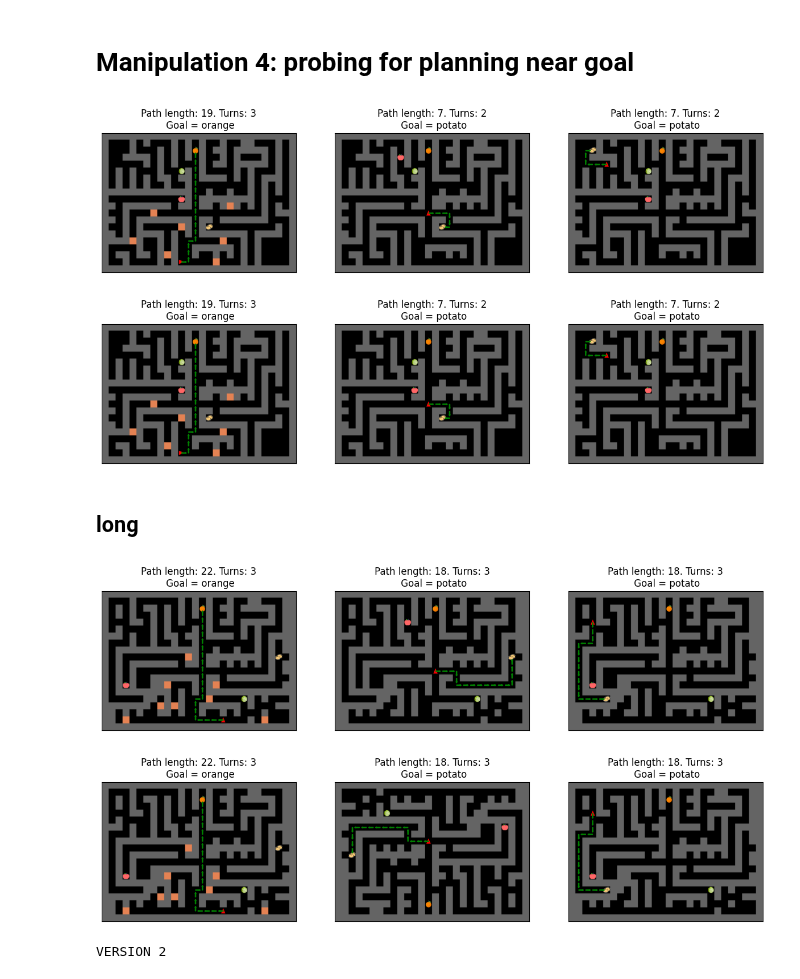
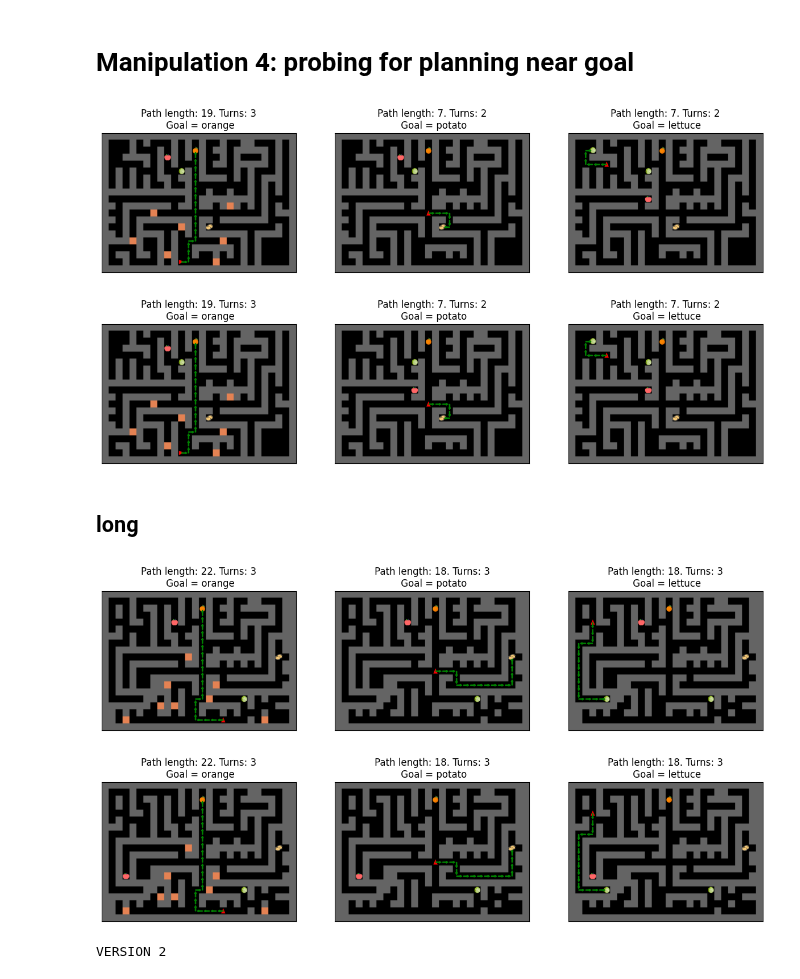
Before and after one commit to wcarvalho/human-dyna-web, a Jupyter notebook: housemaze-mazes.ipynb, the cells around one changed output. Cells and saved outputs as stored; diff of their text form; code cells hidden in the pictures.

```diff
--- a/housemaze-mazes.ipynb
+++ b/housemaze-mazes.ipynb
@@ -280,37 +279,34 @@ render_path(mazes.big_m3_maze1, goal=task_objects[0])
 # %%
 fig, axs = plt.subplots(1, 3, figsize=(15, 5))
 render_path(mazes.big_m4_maze_short, goal=task_objects[0], ax=axs[0], include_objects=True, include_spawn=True)
-
 render_path(mazes.big_m4_maze_short_eval_same, goal=task_objects[1], ax=axs[1], include_objects=True)
-render_path(mazes.big_m4_maze_short_eval_diff, goal=task_objects[1], ax=axs[2], include_objects=True)
+render_path(mazes.big_m4_maze_short_eval_diff, goal=task_objects[2], ax=axs[2], include_objects=True)
 # %% [output]
-[figure, old version]
+[figure, new version]
 # %%
 fig, axs = plt.subplots(1, 3, figsize=(15, 5))
 render_path(mazes.big_m4_maze_short, goal=task_objects[0], ax=axs[0], include_objects=True, include_spawn=True)
 
 render_path(mazes.big_m4_maze_short_eval_same_blind, goal=task_objects[1], ax=axs[1], include_objects=True)
-render_path(mazes.big_m4_maze_short_eval_diff, goal=task_objects[1], ax=axs[2], include_objects=True)
+render_path(mazes.big_m4_maze_short_eval_diff_blind, goal=task_objects[2], ax=axs[2], include_objects=True)
 # %% [output]
-[figure, old version]
+[figure, new version]
 # %% [markdown]
 ## long
 # %%
 fig, axs = plt.subplots(1, 3, figsize=(15, 5))
-render_path(mazes.reverse(mazes.big_m4_maze_long, True, True), goal=task_objects[0], ax=axs[0], include_objects=True, include_spawn=True)
-
-render_path(mazes.reverse(mazes.big_m4_maze_long_eval_same, True, True), goal=task_objects[1], ax=axs[1], include_objects=True)
-render_path(mazes.reverse(mazes.big_m4_maze_long_eval_diff, True, True), goal=task_objects[1], ax=axs[2], include_objects=True)
+render_path(mazes.big_m4_maze_long, goal=task_objects[0], ax=axs[0], include_objects=True, include_spawn=True)
+render_path(mazes.big_m4_maze_long_eval_same, goal=task_objects[1], ax=axs[1], include_objects=True)
+render_path(mazes.big_m4_maze_long_eval_diff, goal=task_objects[3], ax=axs[2], include_objects=True)
 # %% [output]
-[figure, old version]
+[figure, new version]
 # %%
 fig, axs = plt.subplots(1, 3, figsize=(15, 5))
-render_path(mazes.reverse(mazes.big_m4_maze_long, True, True), goal=task_objects[0], ax=axs[0], include_objects=True, include_spawn=True)
-
-render_path(mazes.reverse(mazes.big_m4_maze_long_eval_same_blind, True, True), goal=task_objects[1], ax=axs[1], include_objects=True)
-render_path(mazes.reverse(mazes.big_m4_maze_long_eval_diff, True, True), goal=task_objects[1], ax=axs[2], include_objects=True)
+render_path(mazes.big_m4_maze_long_blind, goal=task_objects[0], ax=axs[0], include_objects=True, include_spawn=True)
+render_path(mazes.big_m4_maze_long_eval_same_blind, goal=task_objects[1], ax=axs[1], include_objects=True)
+render_path(mazes.big_m4_maze_long_eval_diff_blind, goal=task_objects[3], ax=axs[2], include_objects=True)
 # %% [output]
-[figure, old version]
+[figure, new version]
 # %%
 # rev = partial(mazes.reverse, horizontal=True, vertical=False)
 
```
Also changed, not shown: parts of 1 cell of this notebook, 2 other files.
